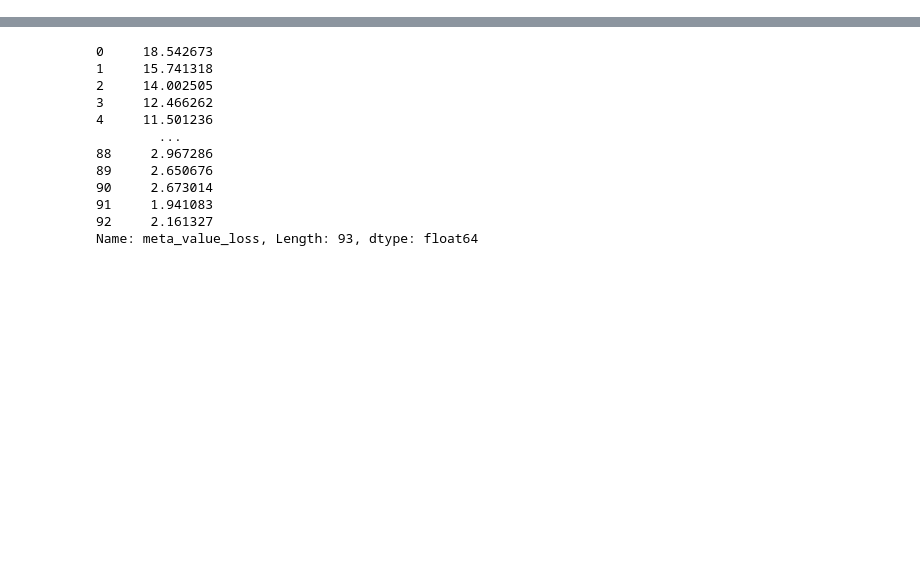
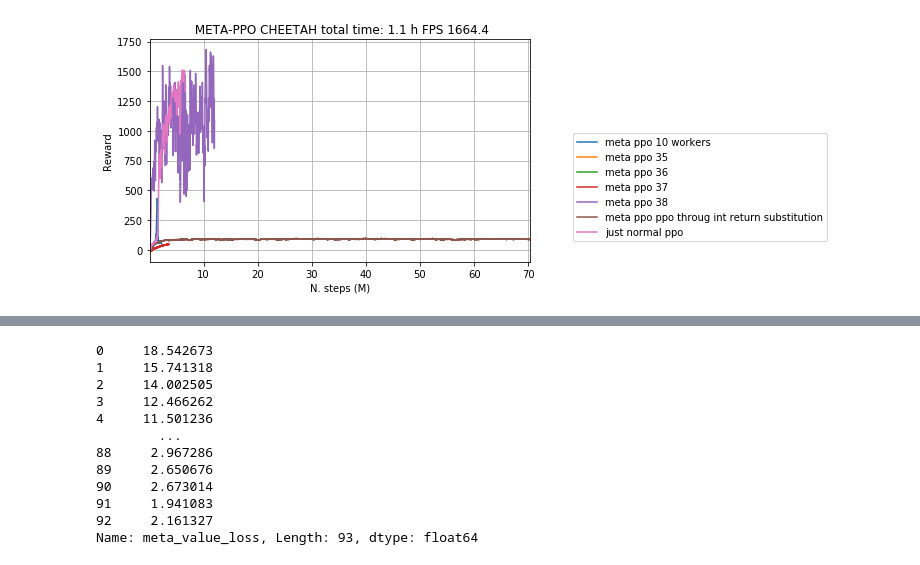
Before and after one commit to gabrielelibardi/meta_gradient_experiment, a Jupyter notebook: monitor.ipynb, the cells around one changed output, grey strips where cells are left out. Cells and saved outputs as stored; diff of their text form; code cells hidden in the pictures; blank space fills up the shorter version.

```diff
--- a/monitor.ipynb
+++ b/monitor.ipynb
@@ -79,2 +79,26 @@ plot_stuff('RUNS/exp_meta_cart_pole_14', 'meta ppo 14')
+# %%
+fig = plt.figure(clear=True, figsize=(15,9))
+#plot_stuff('RUNS/exp_meta_cheetah_28', 'meta ppo 1 worker')
+plot_stuff('RUNS/exp_meta_cheetah_29', 'meta ppo 10 workers')
+#fig = plt.figure(clear=True, figsize=(15,9))
+#plot_stuff('RUNS/exp_meta_cheetah_32', 'meta ppo 32')
+#plot_stuff('RUNS/exp_meta_cheetah_28', 'meta ppo 28')
+#plot_stuff('RUNS/exp_meta_cheetah_33', 'meta ppo 33')
+plot_stuff('RUNS/exp_meta_cheetah_35', 'meta ppo 35')
+plot_stuff('RUNS/exp_meta_cheetah_36', 'meta ppo 36')
+plot_stuff('RUNS/exp_meta_cheetah_37', 'meta ppo 37')
+plot_stuff('RUNS/exp_meta_cheetah_38', 'meta ppo 38')
+plot_stuff('RUNS/exp_meta_cheetah_40', 'meta ppo ppo throug int return substitution')
+plot_stuff('../animal-ppo/RUNS/exp_cheetah_control_run_1', 'just normal ppo')
+#plot_stuff('RUNS/exp_meta_cheetah_31', 'meta ppo 30 workers')
+#plot_stuff('RUNS/exp_meta_pendulum_1', 'meta ppo 2')
+#plot_stuff('RUNS/exp_meta_ll_1', 'meta ppo 2')
+#plot_stuff('RUNS/exp_meta_hopper_21', 'meta ppo 2')
+
+#plot_stuff('RUNS/exp_meta_pendulum_1', 'meta ppo 2')
+#plot_stuff('RUNS/exp_meta_ll_1', 'meta ppo 2')
+#plot_stuff('RUNS/exp_meta_hopper_21', 'meta ppo 2')
+# %% [output]
+[figure, added]
 # %%
 fig = plt.figure(clear=True, figsize=(15,9))
```
Also changed, not shown: parts of 5 cells of this notebook, 3 other files.
